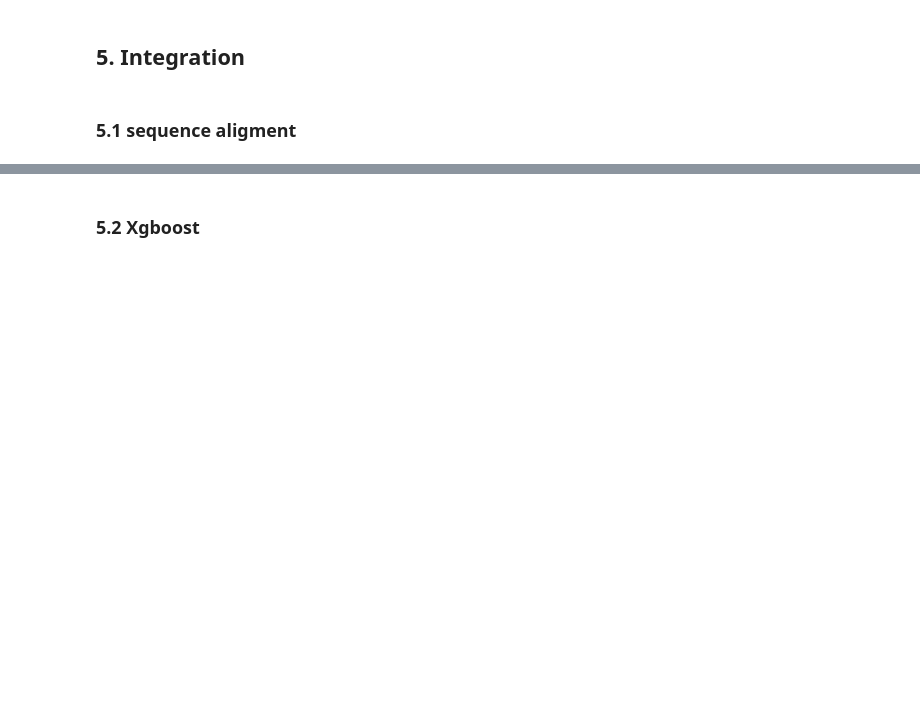
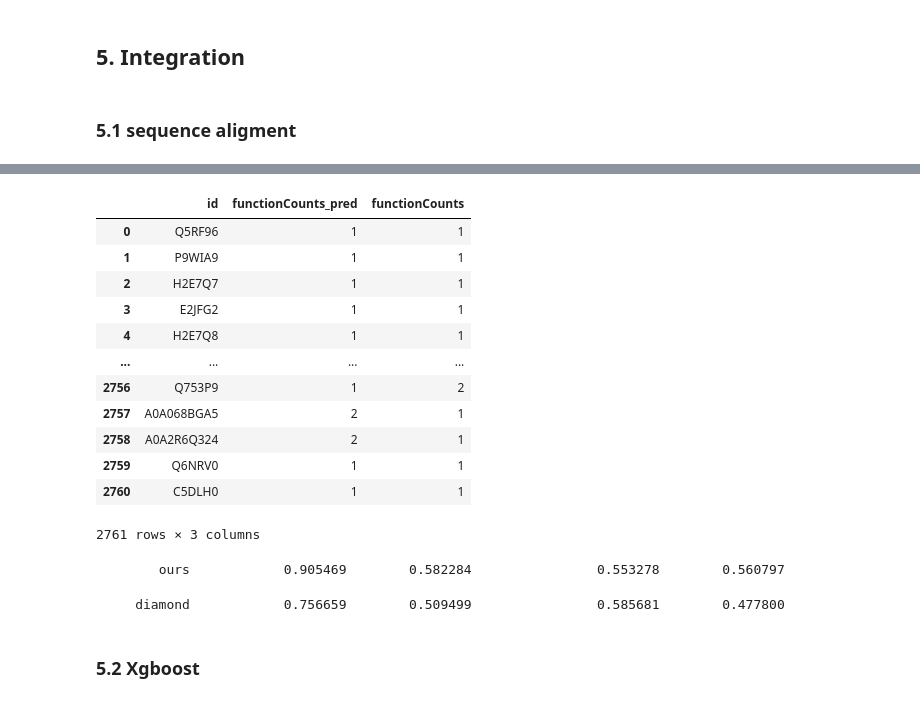
Before and after one commit to kingstdio/ECRECer, a Jupyter notebook: tasks/task2.ipynb, the cells around one changed output, grey strips where cells are left out. Cells and saved outputs as stored; diff of their text form; code cells hidden in the pictures; blank space fills up the shorter version.

```diff
--- a/tasks/task2.ipynb
+++ b/tasks/task2.ipynb
@@ -172 +167,17 @@ Total time = 0.814s
 diamond blastp -d /tmp/train.dmnd  -q  /tmp/test.fasta -o /tmp/test_fasta_results.tsv -b5 -c1 -k 1 --quiet
+# %%
+res_data
+# %% [output]
+|  | id | functionCounts_pred | functionCounts |
+| 0 | Q5RF96 | 1 | 1 |
+| 1 | P9WIA9 | 1 | 1 |
+| 2 | H2E7Q7 | 1 | 1 |
+| 3 | E2JFG2 | 1 | 1 |
+| 4 | H2E7Q8 | 1 | 1 |
+| ... | ... | ... | ... |
+| 2756 | Q753P9 | 1 | 2 |
+| 2757 | A0A068BGA5 | 2 | 1 |
+| 2758 | A0A2R6Q324 | 2 | 1 |
+| 2759 | Q6NRV0 | 1 | 1 |
+| 2760 | C5DLH0 | 1 | 1 |
+2761 rows × 3 columns
@@ -173,3 +186,11 @@ diamond blastp -d /tmp/train.dmnd  -q  /tmp/test.fasta -o /tmp/test_fasta_result
+# %%
+eva.caculateMetrix(groundtruth=res_data.functionCounts, predict=res_data.functionCounts_pred, baselineName='diamond', type='multi')
+# %% [output]
+        ours            0.905469        0.582284                0.553278        0.560797
+# %%
+eva.caculateMetrix(groundtruth=aa.functionCounts, predict=aa.functionCounts_pred, baselineName='diamond', type='multi')
+# %% [output]
+     diamond            0.756659        0.509499                0.585681        0.477800
 # %% [markdown]
 ### 5.2 Xgboost
 # %%
```
Also changed, not shown: parts of 5 cells of this notebook, 16 other files.
